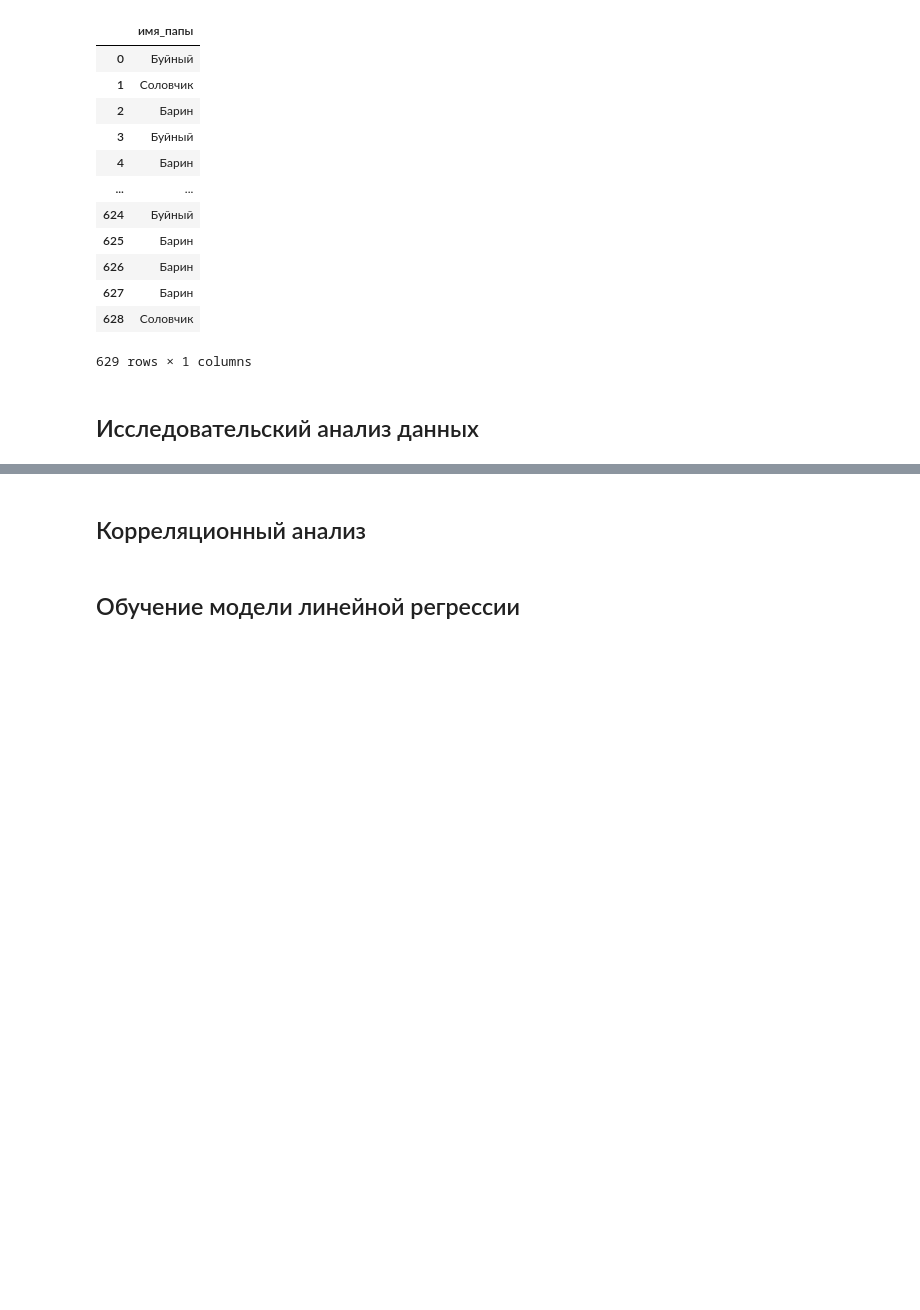
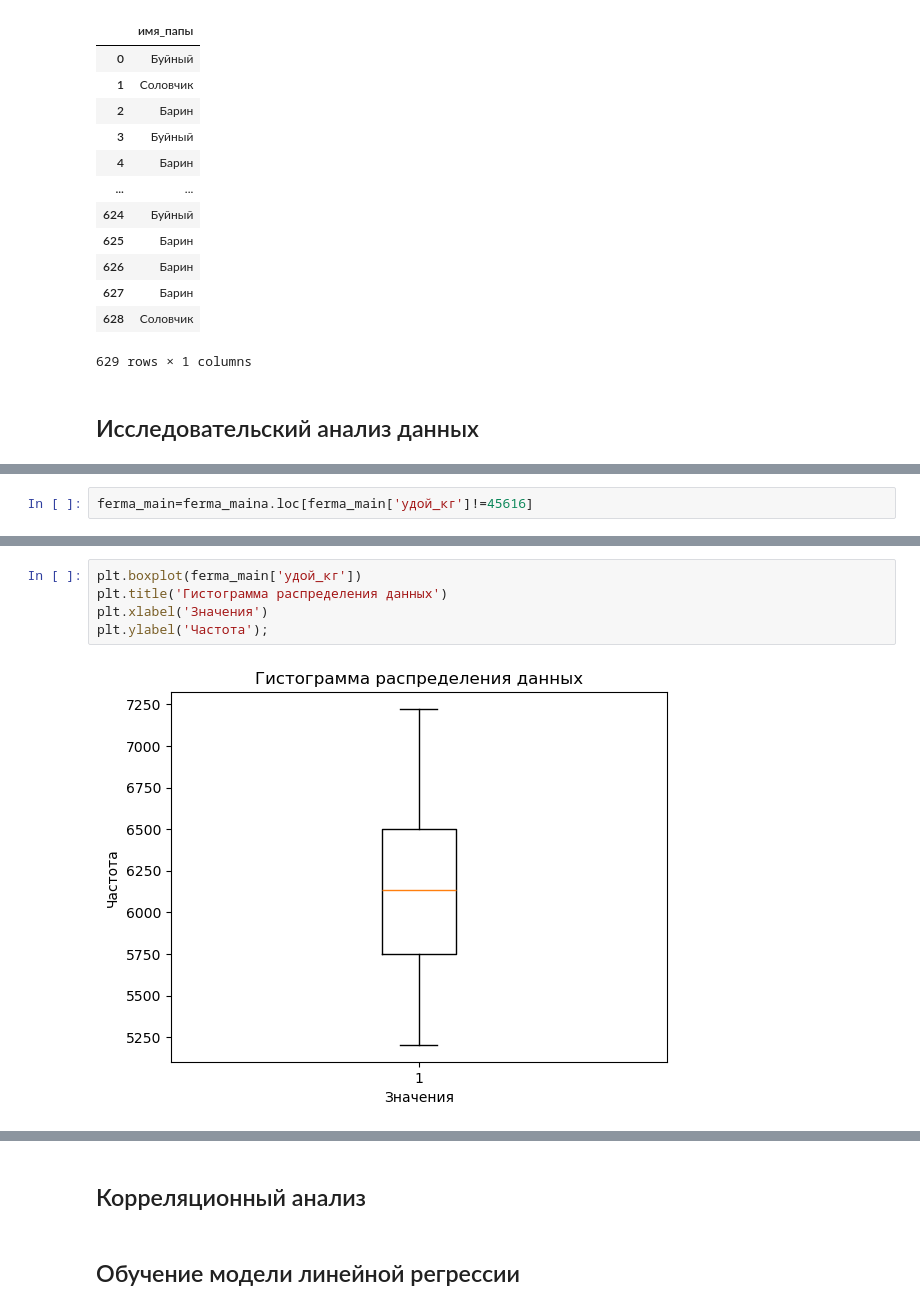
Before and after one commit to butuzovzeleboba/Linear-models-in-machine-learning, a Jupyter notebook: Linear models in machine learning.ipynb, the cells around one changed output, grey strips where cells are left out. Saved outputs shown, nothing was run; the diff lists cells and outputs as text; blank space fills up the shorter version.

```diff
--- a/Linear models in machine learning.ipynb
+++ b/Linear models in machine learning.ipynb
@@ -523,0 +577,2 @@ ferma_dad
+# %%
+ferma_main=ferma_maina.loc[ferma_main['удой_кг']!=45616]
@@ -523,0 +594,7 @@ ferma_dad
+# %%
+plt.boxplot(ferma_main['удой_кг'])
+plt.title('Гистограмма распределения данных')
+plt.xlabel('Значения')
+plt.ylabel('Частота');
+# %% [output]
+[figure, added]
```
Also changed, not shown: parts of 26 cells of this notebook.
